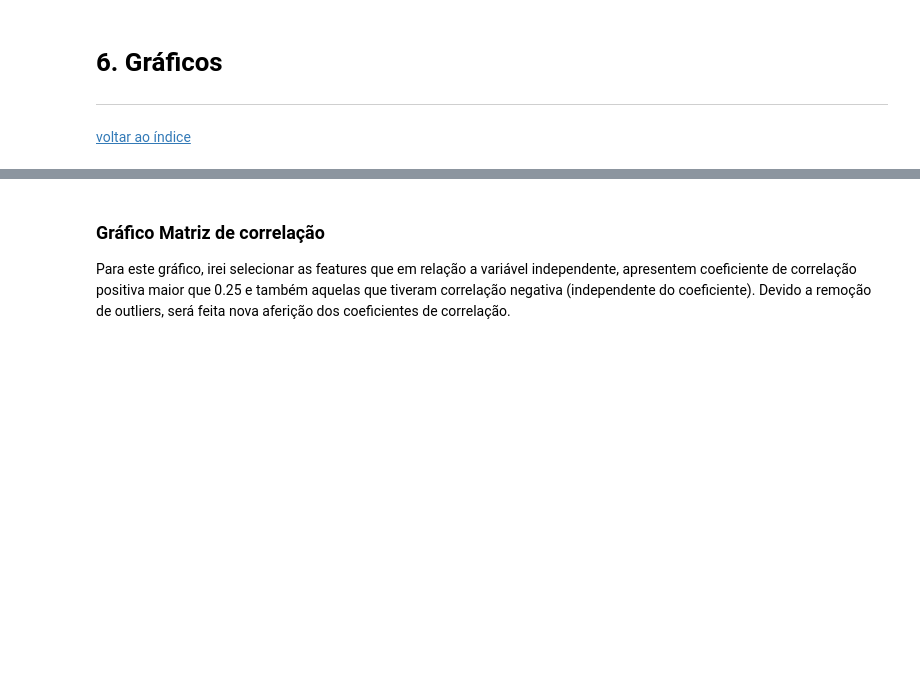
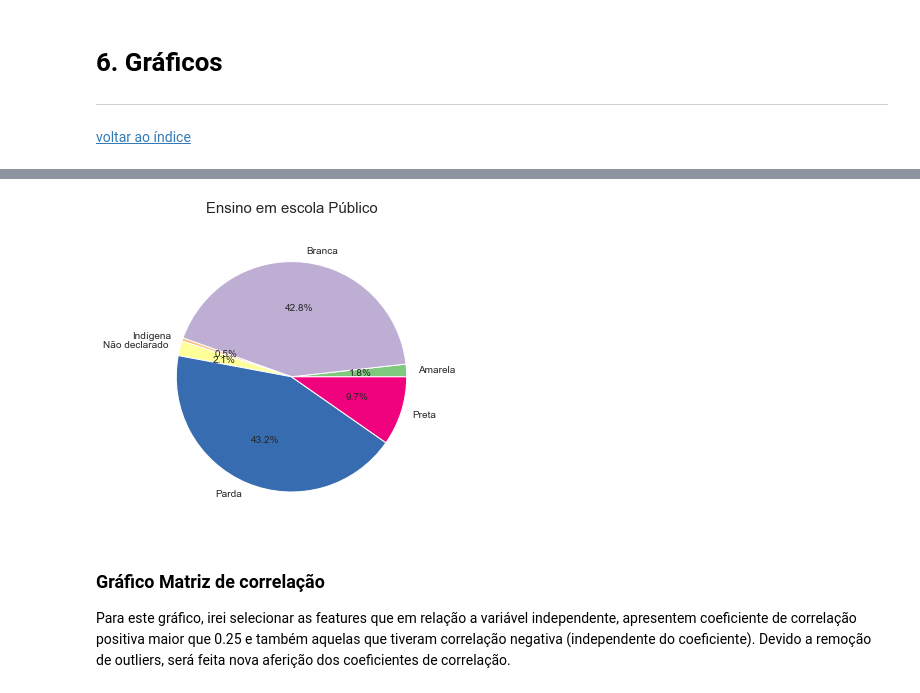
Before and after one commit to ihaveonesun/Projeto-Final-Semantix, a Jupyter notebook: projeto_final_enem.ipynb, the cells around one changed output, grey strips where cells are left out. Cells and saved outputs as stored; diff of their text form; code cells hidden in the pictures; blank space fills up the shorter version.

```diff
--- a/projeto_final_enem.ipynb
+++ b/projeto_final_enem.ipynb
@@ -471,3 +470,7 @@ final_enem_df['UF'].value_counts().plot.bar()
+# %%
+grafico_pie(1)
+# %% [output]
+[figure, added]
 # %% [markdown]
 ### Gráfico Matriz de correlação
 Para este gráfico, irei selecionar as features que em relação a variável independente, apresentem coeficiente de correlação positiva maior que 0.25 e também aquelas que tiveram correlação negativa (independente do coeficiente).
```
Also changed, not shown: parts of 75 cells of this notebook.
